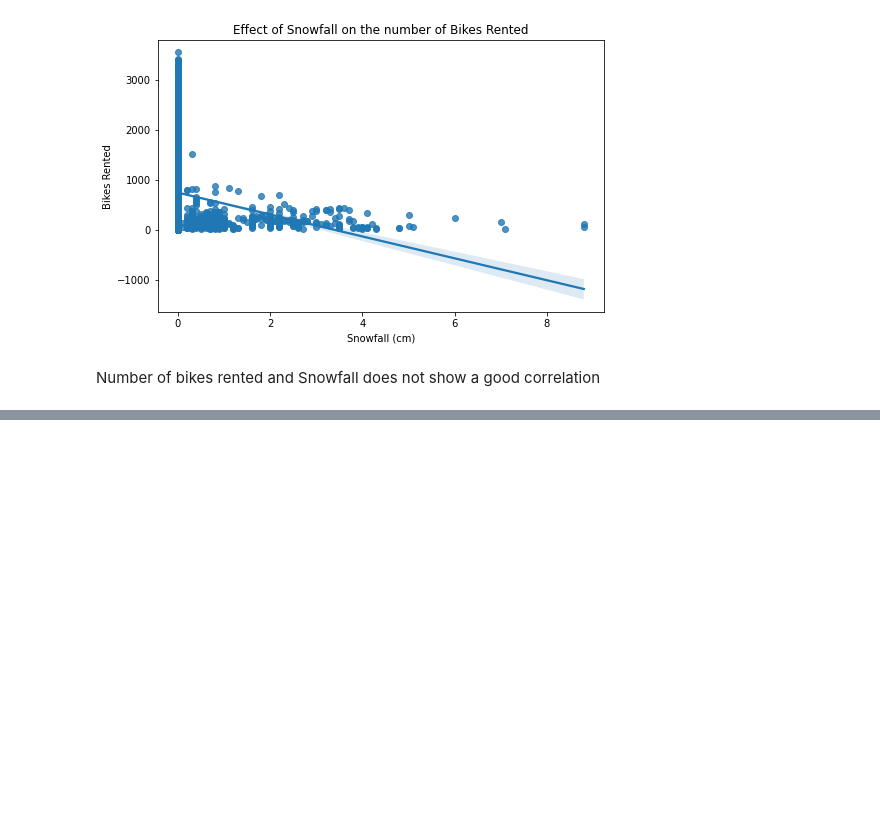
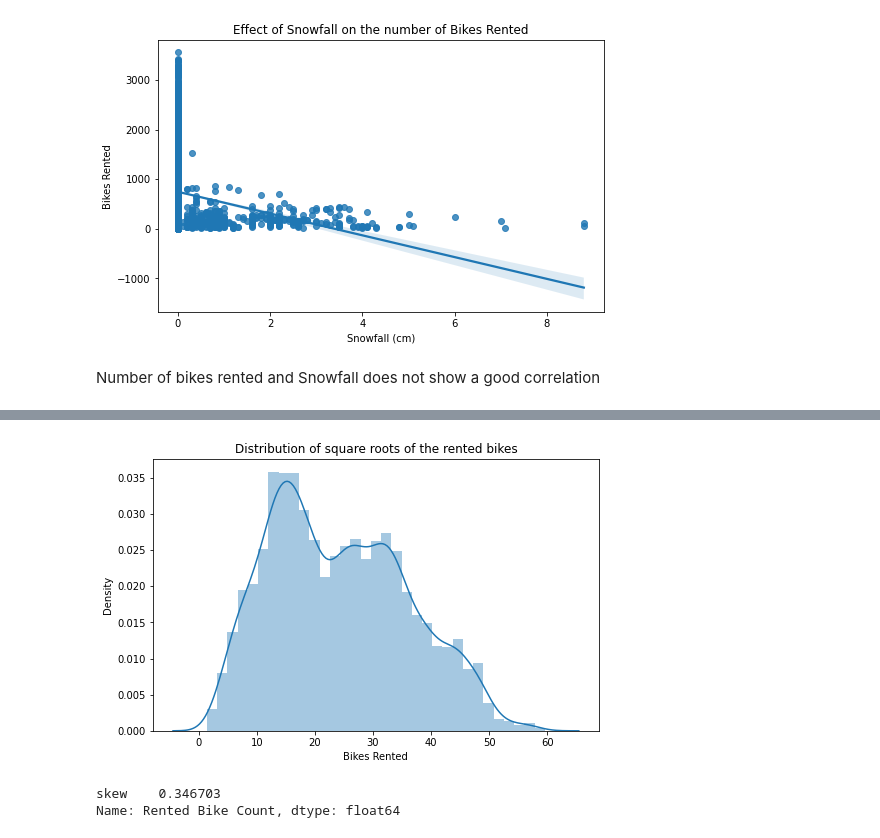
Before and after one commit to rsonar821/Regression-Capstone-Project, a Jupyter notebook: Seoul_Bike_Sharing_Demand_Prediction.ipynb, the cells around one changed output, grey strips where cells are left out. Cells and saved outputs as stored; diff of their text form; code cells hidden in the pictures; blank space fills up the shorter version.

```diff
--- a/Seoul_Bike_Sharing_Demand_Prediction.ipynb
+++ b/Seoul_Bike_Sharing_Demand_Prediction.ipynb
@@ -492,0 +549,21 @@ df['Rainfall(mm)'] = np.where(df['Rainfall(mm)']>df['Rainfall(mm)'].mean(), 1, 0
+# %%
+# Square Root Transformation of the dependent variable
+
+df['Rented Bike Count'] = np.sqrt(df['Rented Bike Count'])
+# %%
+# Plotting a distribution plot of the square root transformed dependent variable(Rented Bike Count)
+
+plt.figure(figsize=(8,5))
+figure = sns.distplot(df['Rented Bike Count'])
+figure.set(title='Distribution of square roots of the rented bikes')
+figure.set(xlabel='Bikes Rented')
+plt.show(figure)
+# %% [output]
+[figure, added]
+# %%
+# Checking the skewness of the square root transformed dependent variable
+
+df['Rented Bike Count'].agg(['skew'])
+# %% [output]
+skew    0.346703
+Name: Rented Bike Count, dtype: float64
```
Also changed, not shown: parts of 17 cells of this notebook.
